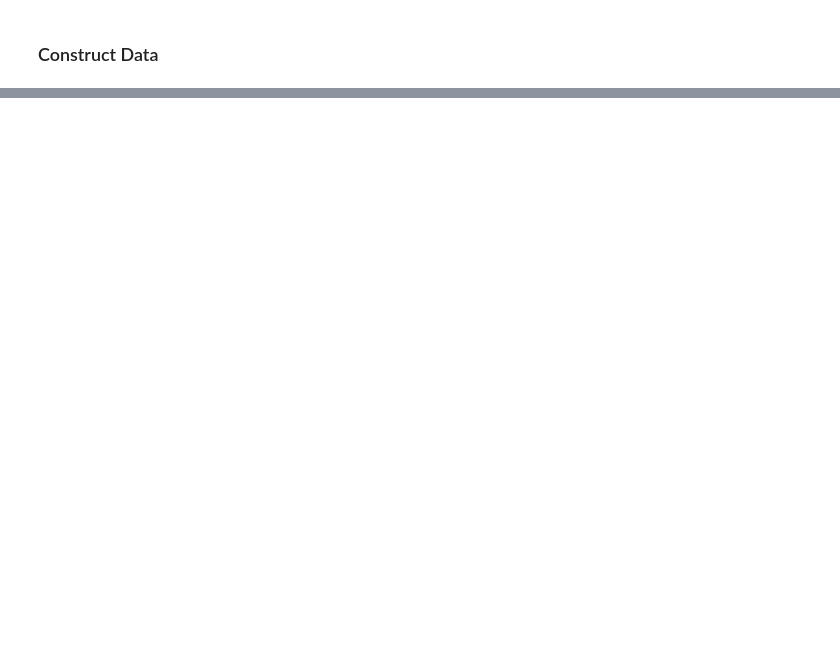
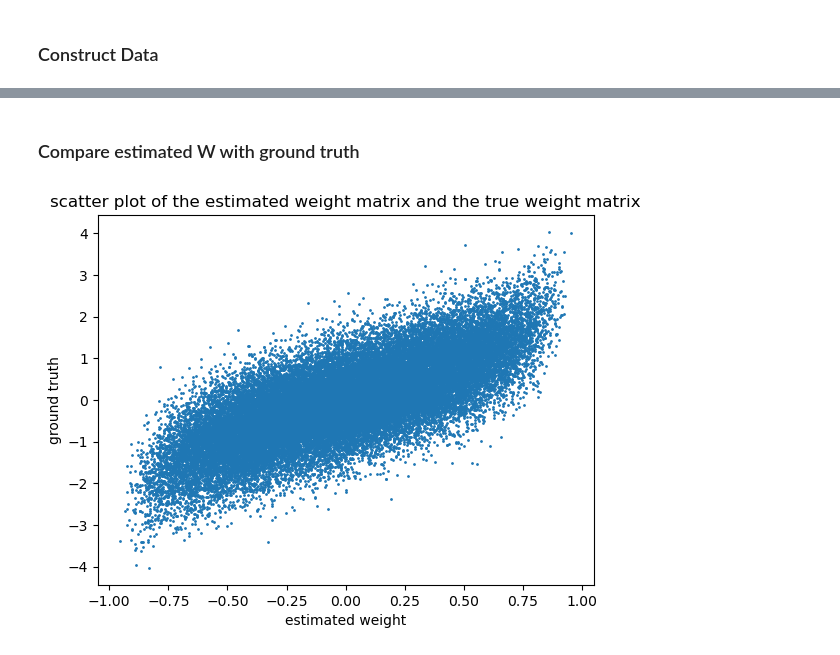
Before and after one commit to wuweizhang0723/func2graph, a Jupyter notebook: notebook/check_data/simulation_data.ipynb, the cells around one changed output, grey strips where cells are left out. Saved outputs shown, nothing was run; the diff lists cells and outputs as text; code cells hidden in the pictures; blank space fills up the shorter version.

```diff
--- a/notebook/check_data/simulation_data.ipynb
+++ b/notebook/check_data/simulation_data.ipynb
@@ -99,3 +94,16 @@ plt.show()
+# %% [markdown]
+### Compare estimated W with ground truth
+# %%
+estimated_W = np.load("../../output/9_24_new_data_b/Attention_Autoencoder_wuwei_200_0.001_0.3_2_5_1.0_1.0_30000_42_random_20000_200_prediction_1_42_32_128_128_0_1_1_200_16_0_5e-05_lookup_table_spatial_temporal_1/Estimated_W_42.npy")
+
+# plot scatter plot of the estimated weight matrix and the true weight matrix
+plt.scatter(estimated_W.flatten(), weight_matrix.detach().numpy().flatten(), s=1)
+plt.xlabel("estimated weight")
+plt.ylabel("ground truth")
+plt.title("scatter plot of the estimated weight matrix and the true weight matrix")
+plt.show()
+# %% [output]
+[figure, added]
 # %%
 neuron_num = 10
 dt = 0.001
```
Also changed, not shown: parts of 8 cells of this notebook, 13 other files.
